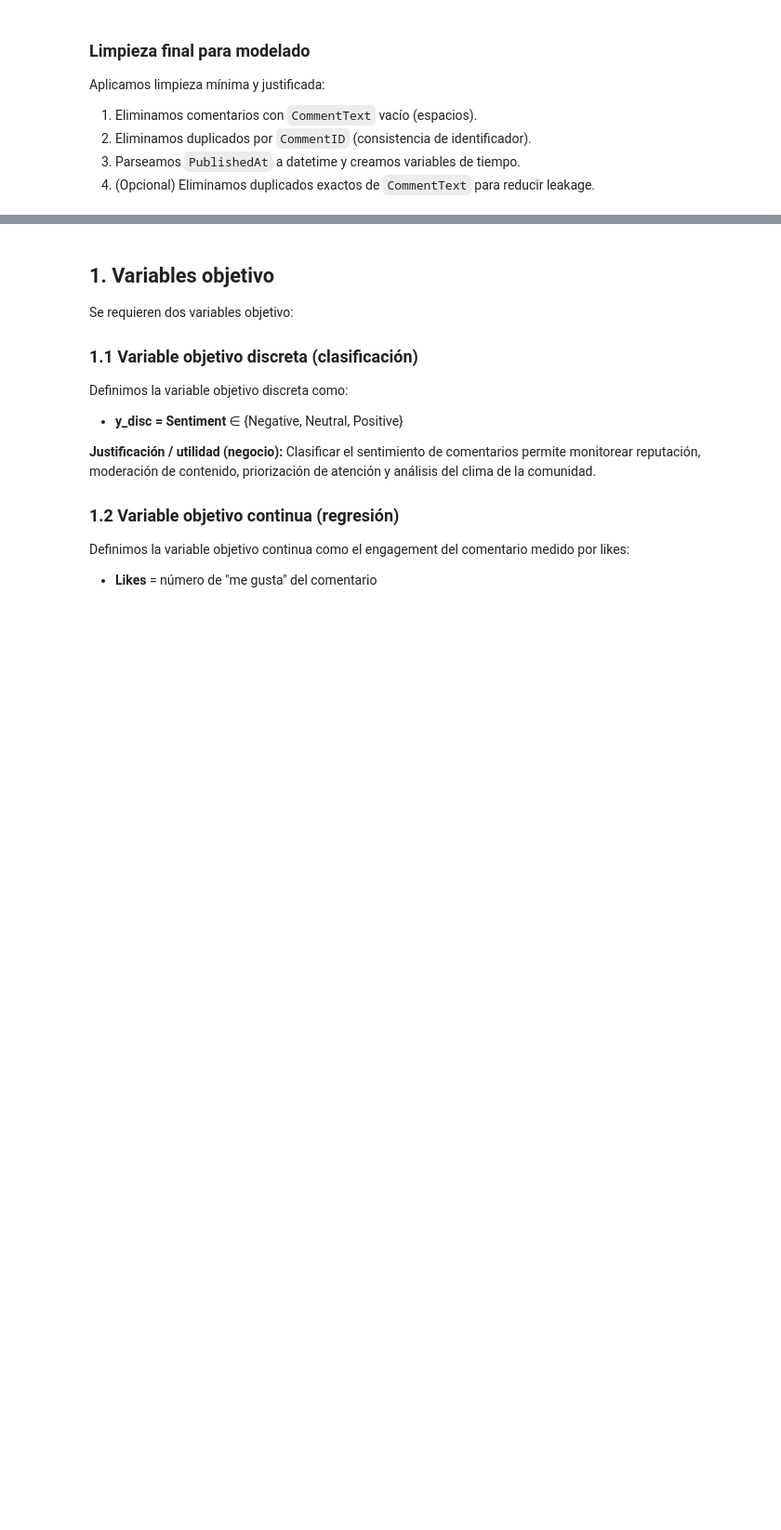
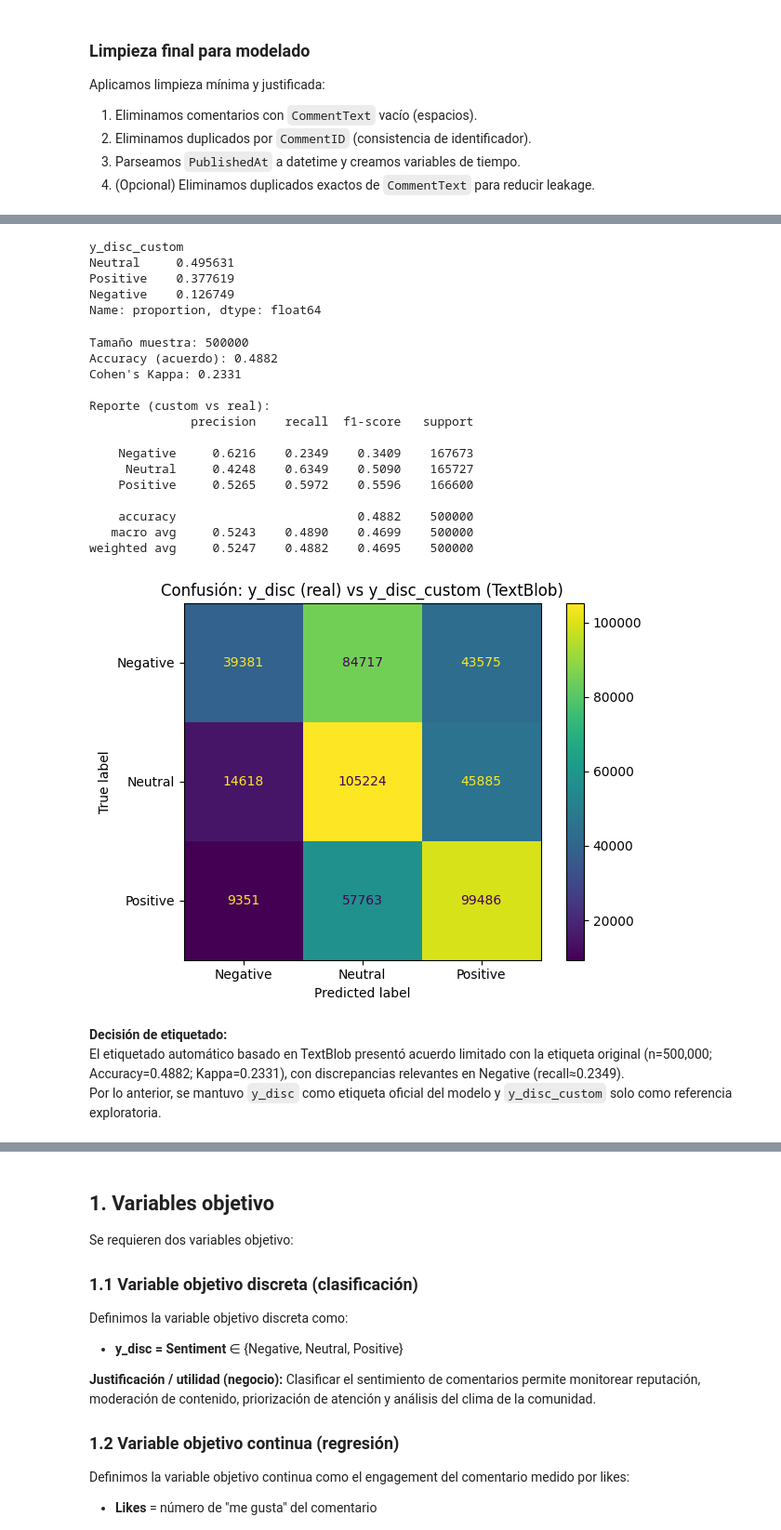
Before and after one commit to actdavidmc/DCD-G33-M2-P2, a Jupyter notebook: notebooks/CDD_G33_M2_P2_Equipo_6.ipynb, the cells around one changed output, grey strips where cells are left out. Shown at 93% size. Cells and saved outputs as stored; diff of their text form; code cells hidden in the pictures; blank space fills up the shorter version.

```diff
--- a/notebooks/CDD_G33_M2_P2_Equipo_6.ipynb
+++ b/notebooks/CDD_G33_M2_P2_Equipo_6.ipynb
@@ -252,0 +266,62 @@ df_model.describe().T
+# %%
+def label_sentiment_textblob(text: str, pos_thr=0.10, neg_thr=-0.10):
+    t = "" if text is None else str(text).strip()
+    if t == "":
+        return "Neutral"
+    p = TextBlob(t).sentiment.polarity
+    if p >= pos_thr:
+        return "Positive"
+    if p <= neg_thr:
+        return "Negative"
+    return "Neutral"
+
+df_model["y_disc_custom"] = df_model["CommentText"].apply(label_sentiment_textblob)
+
+df_model["y_disc_custom"].value_counts(normalize=True)
+# %% [output]
+y_disc_custom
+Neutral     0.495631
+Positive    0.377619
+Negative    0.126749
+Name: proportion, dtype: float64
+# %%
+df_cmp = df_model.dropna(subset=["y_disc","y_disc_custom"]).sample(500_000, random_state=777).copy()
+
+y_true = df_cmp["y_disc"].astype(str)
+y_pred = df_cmp["y_disc_custom"].astype(str)
+
+labels = ["Negative", "Neutral", "Positive"]
+
+acc = accuracy_score(y_true, y_pred)
+kappa = cohen_kappa_score(y_true, y_pred, labels=labels)
+
+print("Accuracy:", round(accuracy_score(y_true, y_pred), 4))
+print("Cohen's Kappa:", round(cohen_kappa_score(y_true, y_pred, labels=labels), 4))
+print("\nReporte de clasificación:")
+print(classification_report(y_true, y_pred, labels=labels, digits=4))
+
+cm = confusion_matrix(y_true, y_pred, labels=labels)
+ConfusionMatrixDisplay(cm, display_labels=labels).plot(values_format="d")
+plt.title("Matriz de confusión: y_disc (real) vs y_disc_custom (TextBlob)")
+plt.tight_layout()
+plt.show()
+# %% [output]
+Tamaño muestra: 500000
+Accuracy (acuerdo): 0.4882
+Cohen's Kappa: 0.2331
+
+Reporte (custom vs real):
+              precision    recall  f1-score   support
+
+    Negative     0.6216    0.2349    0.3409    167673
+     Neutral     0.4248    0.6349    0.5090    165727
+    Positive     0.5265    0.5972    0.5596    166600
+
+    accuracy                         0.4882    500000
+   macro avg     0.5243    0.4890    0.4699    500000
+weighted avg     0.5247    0.4882    0.4695    500000
+[figure, added]
+# %% [markdown]
+**Decisión de etiquetado:**
+El etiquetado automático basado en TextBlob presentó acuerdo limitado con la etiqueta original (n=500,000; Accuracy=0.4882; Kappa=0.2331), con discrepancias relevantes en Negative (recall≈0.2349).
+Por lo anterior, se mantuvo `y_disc` como etiqueta oficial del modelo y `y_disc_custom` solo como referencia exploratoria.
```
Also changed, not shown: parts of 5 cells of this notebook, 2 other files.
